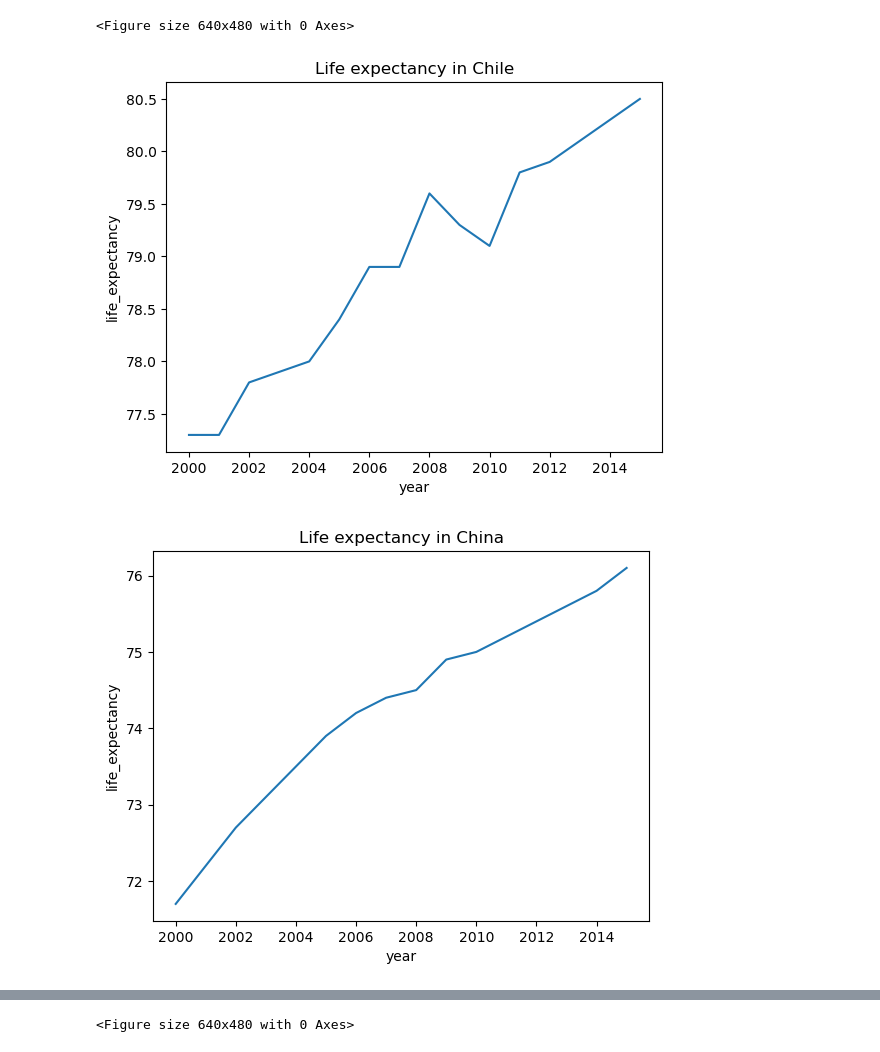
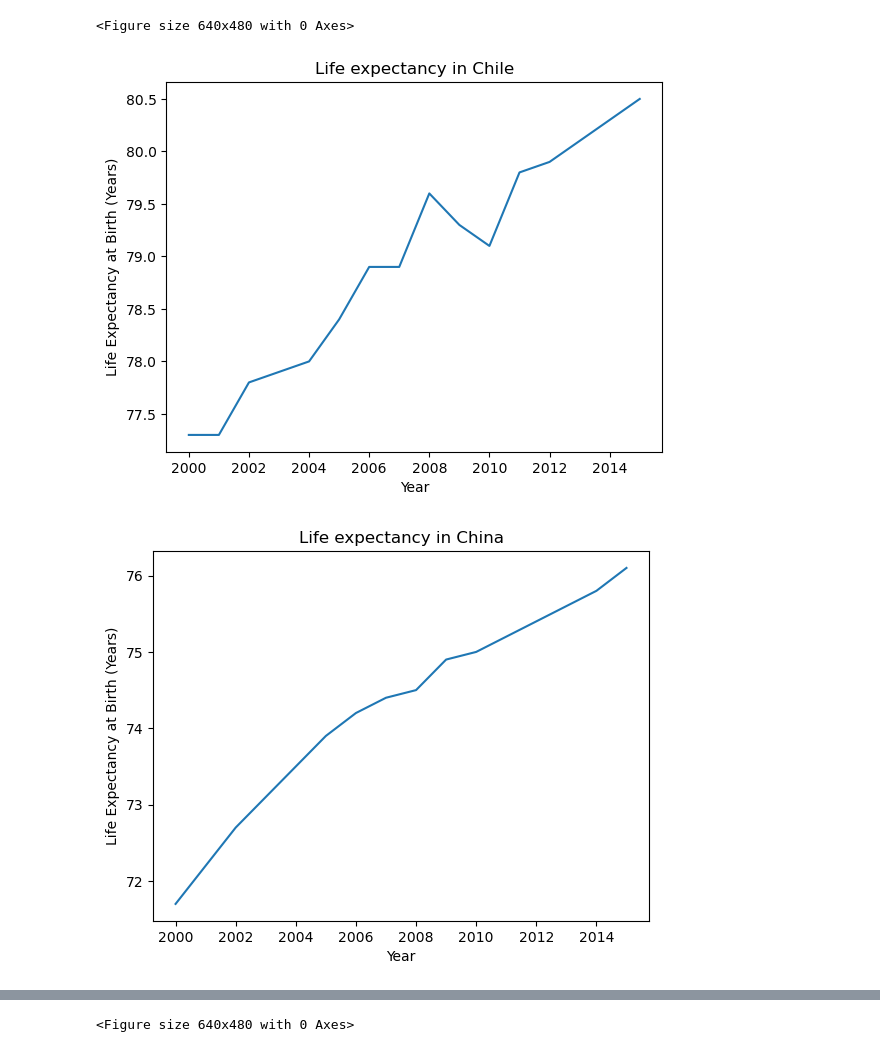
Before and after one commit to RodriguezCanoJP/LifeExpectancy_GDP, a Jupyter notebook: life_expectancy_gdp.ipynb, the cells around one changed output, grey strips where cells are left out. Saved outputs shown, nothing was run; the diff lists cells and outputs as text; code cells hidden in the pictures.

```diff
--- a/life_expectancy_gdp.ipynb
+++ b/life_expectancy_gdp.ipynb
@@ -97,10 +103,12 @@ plt.clf()
 # %%
 for country in df.country.unique():
     country_df = df[df.country == country]
     sns.lineplot(x='year', y='life_expectancy', data = country_df)
     plt.title("Life expectancy in " + country)
+    plt.ylabel("Life Expectancy at Birth (Years)")
+    plt.xlabel("Year")
     plt.show()
     plt.clf()
 # %% [output]
-[figure, old version]
+[figure, new version]
-[figure, old version]
+[figure, new version]
```
Also changed, not shown: parts of 12 cells of this notebook.
